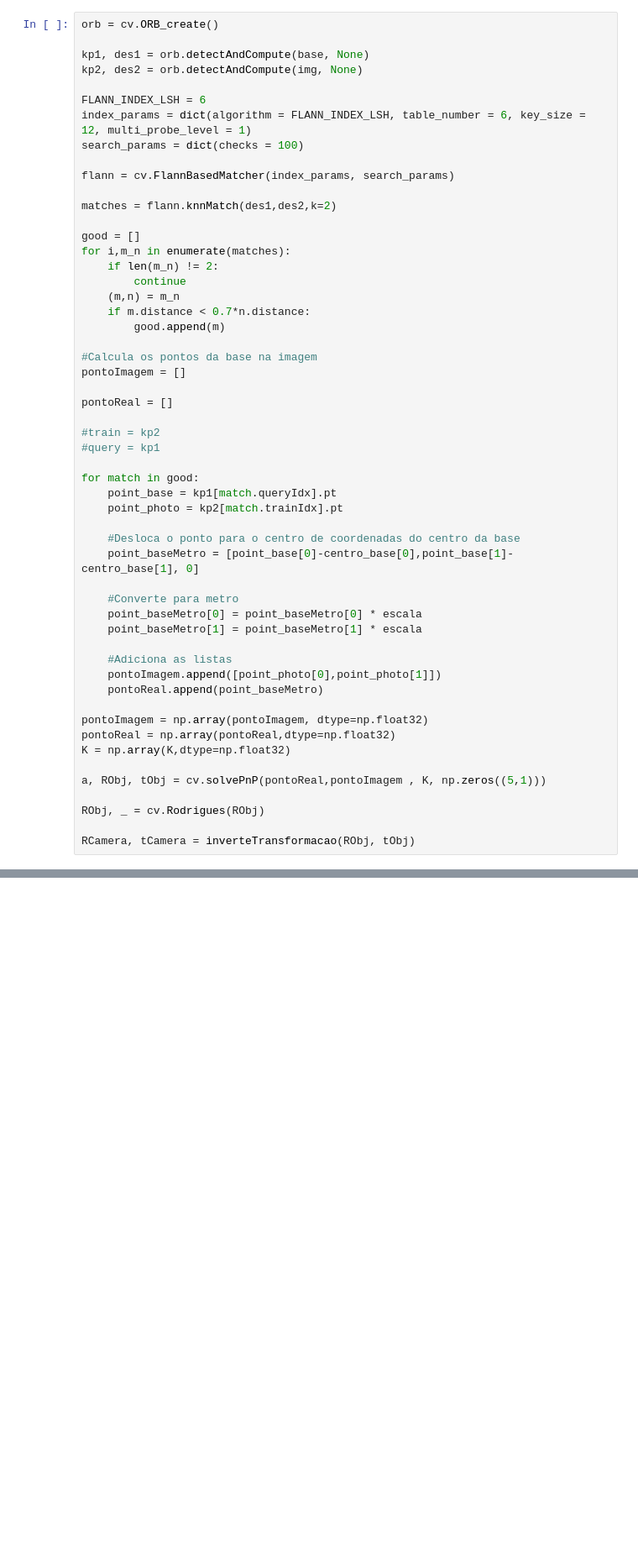
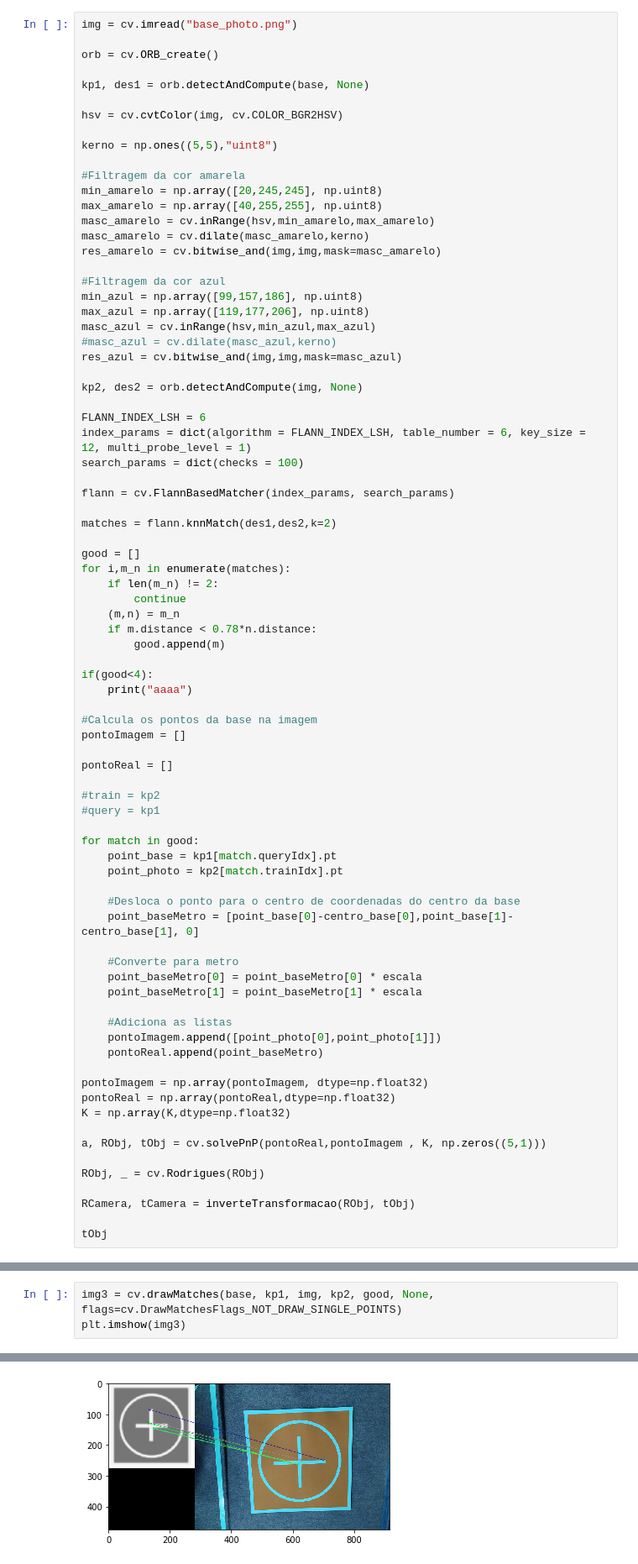
Before and after one commit to ger-unicamp/ger_drone, a Jupyter notebook: teste/base.ipynb, the cells around one changed output, grey strips where cells are left out. Shown at 84% size. Cells and saved outputs as stored; diff of their text form; blank space fills up the shorter version.

Commit message:
Adicionado mínimo de features para detectar base

```diff
--- a/teste/base.ipynb
+++ b/teste/base.ipynb
@@ -19,9 +19,30 @@ def inverteTransformacao(R, t):
 
     return RInverso, tInverso
 # %%
+img = cv.imread("base_photo.png")
+
 orb = cv.ORB_create()
 
 kp1, des1 = orb.detectAndCompute(base, None)
+
+hsv = cv.cvtColor(img, cv.COLOR_BGR2HSV)
+
+kerno = np.ones((5,5),"uint8")
+
+#Filtragem da cor amarela
+min_amarelo = np.array([20,245,245], np.uint8)
+max_amarelo = np.array([40,255,255], np.uint8)
+masc_amarelo = cv.inRange(hsv,min_amarelo,max_amarelo)
+masc_amarelo = cv.dilate(masc_amarelo,kerno)
+res_amarelo = cv.bitwise_and(img,img,mask=masc_amarelo)
+
+#Filtragem da cor azul
+min_azul = np.array([99,157,186], np.uint8)
+max_azul = np.array([119,177,206], np.uint8)
+masc_azul = cv.inRange(hsv,min_azul,max_azul)
+#masc_azul = cv.dilate(masc_azul,kerno)
+res_azul = cv.bitwise_and(img,img,mask=masc_azul)
+
 kp2, des2 = orb.detectAndCompute(img, None)
 
 FLANN_INDEX_LSH = 6
@@ -37,8 +58,11 @@ for i,m_n in enumerate(matches):
     if len(m_n) != 2:
         continue
     (m,n) = m_n
-    if m.distance < 0.7*n.distance:
+    if m.distance < 0.78*n.distance:
         good.append(m)
+
+if(good<4):
+    print("aaaa")
 
 #Calcula os pontos da base na imagem
 pontoImagem = []
@@ -72,3 +96,5 @@ a, RObj, tObj = cv.solvePnP(pontoReal,pontoImagem , K, np.zeros((5,1)))
 RObj, _ = cv.Rodrigues(RObj)
 
 RCamera, tCamera = inverteTransformacao(RObj, tObj)
+
+tObj
@@ -95,0 +109,4 @@ RObj
+# %%
+img3 = cv.drawMatches(base, kp1, img, kp2, good, None, flags=cv.DrawMatchesFlags_NOT_DRAW_SINGLE_POINTS)
+plt.imshow(img3)
+# %% [output]
@@ -95,0 +114 @@ RObj
+[figure, added]
```
Also changed, not shown: parts of 10 cells of this notebook, 1 other file.
